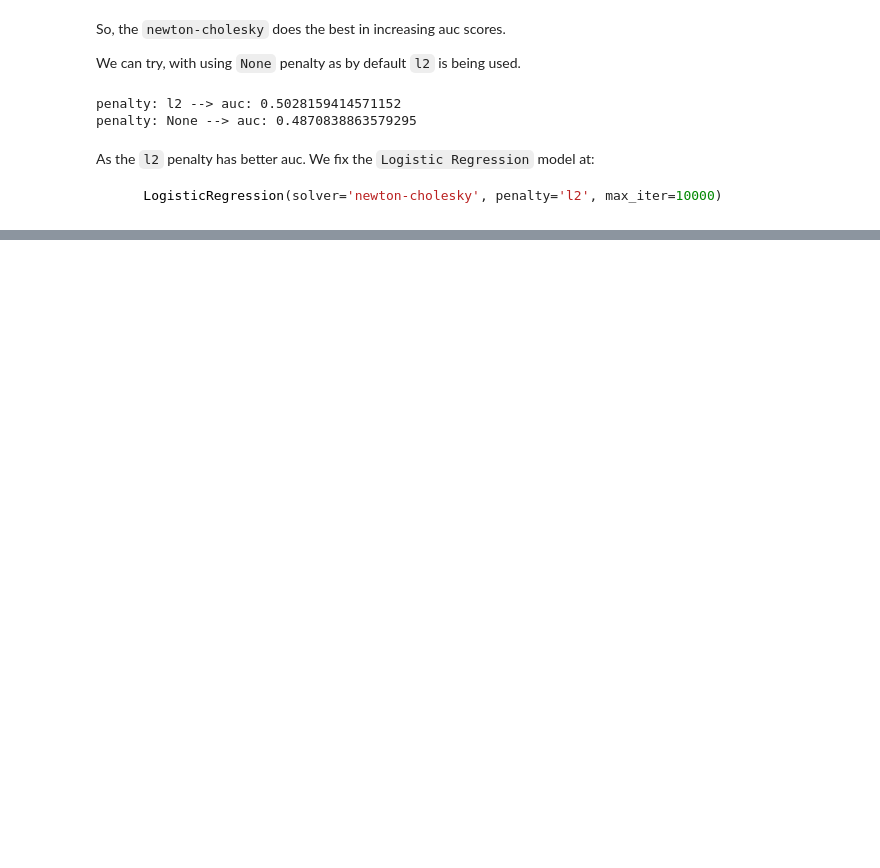
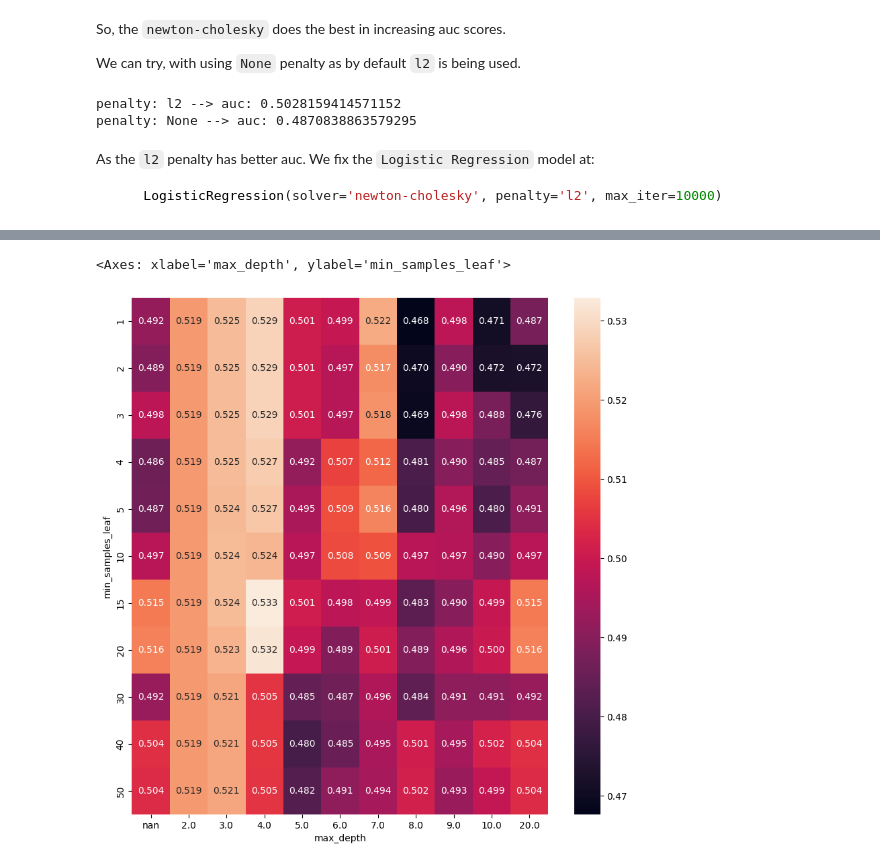
Before and after one commit to mraabhijit/heart_attack_risk, a Jupyter notebook: project.ipynb, the cells around one changed output, grey strips where cells are left out. Saved outputs shown, nothing was run; the diff lists cells and outputs as text; code cells hidden in the pictures; blank space fills up the shorter version.

Commit message:
Decision Trees and Random Forest Models

```diff
--- a/project.ipynb
+++ b/project.ipynb
@@ -684,0 +798,12 @@ As the `l2` penalty has better auc. We fix the `Logistic Regression` model at:
+# %%
+leaves = [1, 2, 3, 4, 5, 10, 50, 100, 200, 500]
+# %%
+for l in leaves:
+    dt = DecisionTreeClassifier(criterion='gini',
+                                max_depth=4,
+                                min_samples_leaf=l,
+                                random_state=12)
+    dt.fit(X_train, y_train)
+    y_pred = dt.predict_proba(X_val)[:,1]
+    auc = roc_auc_score(y_val, y_pred)
+    print(f"Min_sampples_leaf: {l:>3}\t-->\tAUC: {round(auc,4)}")
@@ -684,0 +825,16 @@ As the `l2` penalty has better auc. We fix the `Logistic Regression` model at:
+# %%
+dt_scores = []
+for d in [2,3,4,5,6,7, 8, 9, 10, 20, None]:
+    for l in [1,2,3,4,5,10,15,20,30,40,50]:
+        dt = DecisionTreeClassifier(criterion='gini',
+                                max_depth=d,
+                                min_samples_leaf=l,
+                                random_state=12)
+        dt.fit(X_train, y_train)
+        y_pred = dt.predict_proba(X_val)[:,1]
+        auc = roc_auc_score(y_val, y_pred)
+        dt_scores.append((d, l, round(auc, 4)))
+        # print(f"Min_sampples_leaf: {l:>3}\t-->\tAUC: {round(auc,4)}")
+
+df_dt = pd.DataFrame(dt_scores, columns = ['max_depth', 'min_samples_leaf', 'auc'])
+df_dt.sort_values(by='auc', ascending=False).head()
@@ -684,0 +848,3 @@ As the `l2` penalty has better auc. We fix the `Logistic Regression` model at:
+# %%
+dt_pivot = df_dt.pivot(index='min_samples_leaf', columns='max_depth', values='auc')
+dt_pivot
@@ -684,0 +865,6 @@ As the `l2` penalty has better auc. We fix the `Logistic Regression` model at:
+# %%
+plt.figure(figsize =(10,10))
+sns.heatmap(dt_pivot, annot=True, fmt='.3f')
+# %% [output]
+<Axes: xlabel='max_depth', ylabel='min_samples_leaf'>
+[figure, added]
```
Also changed, not shown: parts of 63 cells of this notebook.
